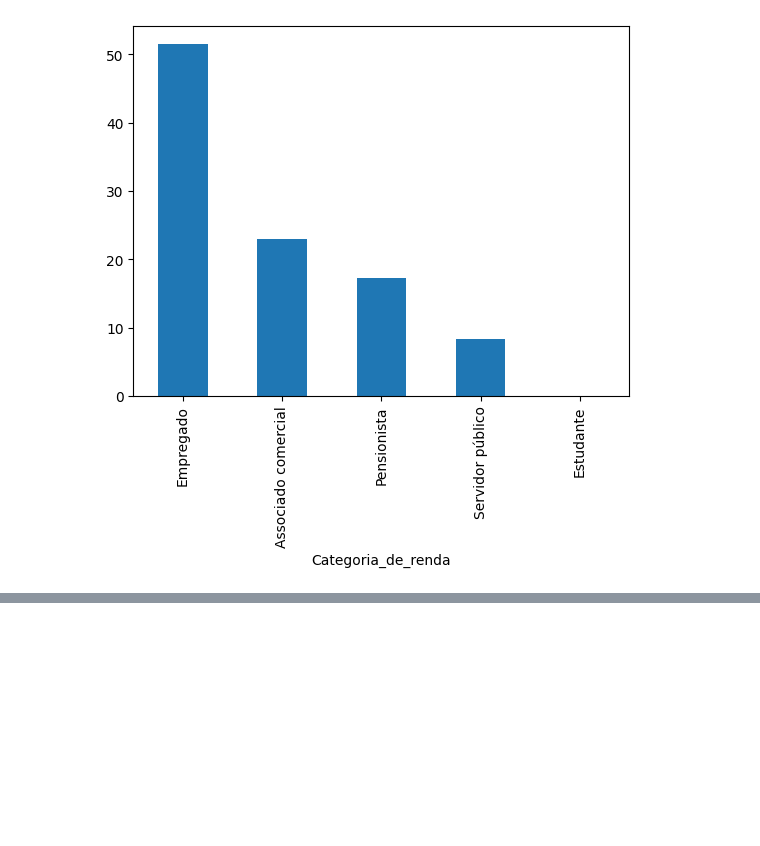
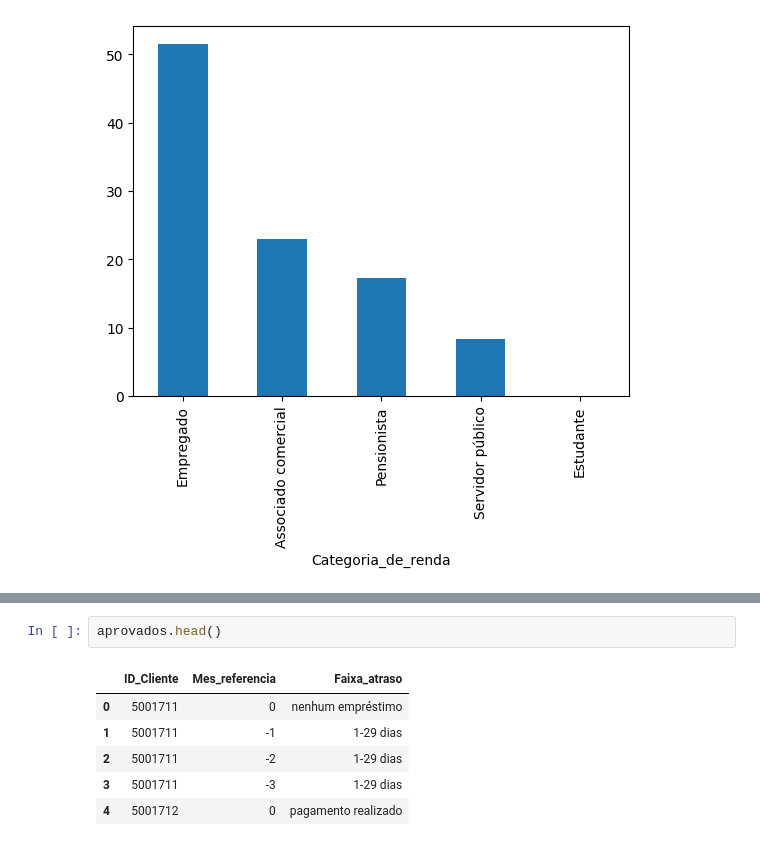
Before and after one commit to torvess/credit_score_07-10-2024, a Jupyter notebook: notebooks/credit_score.ipynb, the cells around one changed output, grey strips where cells are left out. Drawn from its saved outputs; the diff is of its cells as text; blank space fills up the shorter version.

```diff
--- a/notebooks/credit_score.ipynb
+++ b/notebooks/credit_score.ipynb
@@ -144,0 +160,9 @@ df_cadastro = df_cadastro[['ID_Cliente', 'Tem_carro', 'Tem_casa_propria', 'Tem_t
+# %%
+aprovados.head()
+# %% [output]
+|  | ID_Cliente | Mes_referencia | Faixa_atraso |
+| 0 | 5001711 | 0 | nenhum empréstimo |
+| 1 | 5001711 | -1 | 1-29 dias |
+| 2 | 5001711 | -2 | 1-29 dias |
+| 3 | 5001711 | -3 | 1-29 dias |
+| 4 | 5001712 | 0 | pagamento realizado |
```
Also changed, not shown: parts of 8 cells of this notebook.
